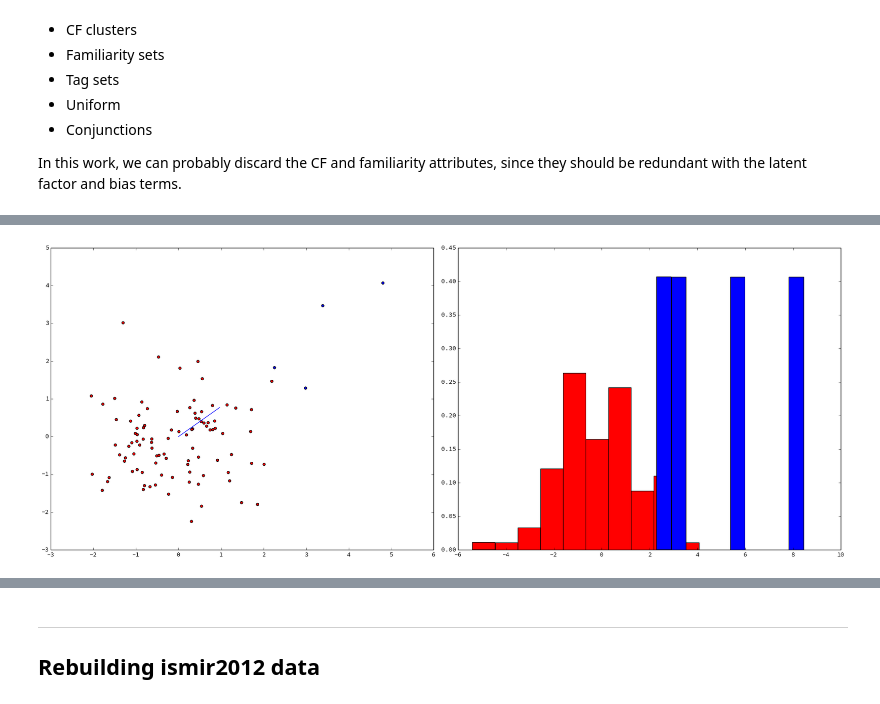
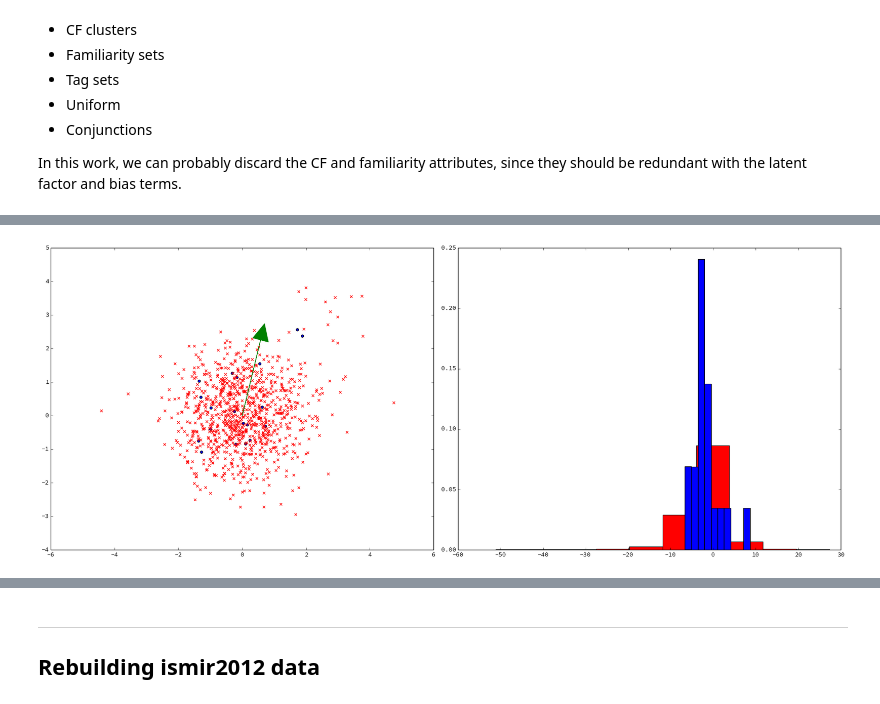
Before and after one commit to bmcfee/playlist_recommender, a Jupyter notebook: notes/Playlist recommender.ipynb, the cells around one changed output, grey strips where cells are left out. Cells and saved outputs as stored; diff of their text form; code cells hidden in the pictures.

```diff
--- a/notes/Playlist recommender.ipynb
+++ b/notes/Playlist recommender.ipynb
@@ -248,7 +248,7 @@ import matplotlib.pyplot as plt
 %matplotlib inline
 # %%
 d = 2
-n = int(1e2)
+n = int(1e3)
 
 b = np.random.randn(n).astype(np.float32)
 y = np.sign(np.random.randn(len(b)) - 2.0).astype(np.float32)
@@ -274,7 +274,8 @@ def bias_obj(x):
 
     f = rho / 2.0 * (x - beta[r])**2 + om[r] * logistic
 
-    grad = rho * (x - beta[r]) - y[r] * om[r] / (1 + np.exp(y[r] * (uv[r] + x)))
+    grad = rho * (x - beta[r])
+    grad += - y[r] * om[r] / (1 + np.exp(y[r] * (uv[r] + x)))
 
     return f, grad
 # %%
@@ -299,7 +301,8 @@ def user_obj(x):
 
     f = reg_user * 0.5 * np.sum(x**2) + om.dot(np.logaddexp(0, -scores))
 
-    grad = reg_user * x - v.T.dot(y * om / (1.0 + np.exp(scores)))
+    grad = reg_user * x
+    grad += -v.T.dot(y * om / (1.0 + np.exp(scores)))
 
     return f, grad
 # %%
@@ -330,15 +333,16 @@ diagnostic
  'warnflag': 0}
 # %%
 plt.subplot(121)
-plt.scatter(v[y>0,0], v[y>0,1], c='b')
-plt.scatter(v[y<0,0], v[y<0,1], c='r')
-plt.plot([0, x_user[0]], [0, x_user[1]])
+plt.scatter(v[y>0,0], v[y>0,1], c='b', marker='o')
+plt.scatter(v[y<0,0], v[y<0,1], c='r', marker='x')
+plt.arrow(0, 0, u[0], u[1], color='g', head_width=0.5, head_length=0.5)
+
 plt.subplot(122)
-plt.hist(v[y<0].dot(x_user) + b[y<0], normed=True, color='r')
-plt.hist(v[y>0].dot(x_user) + b[y>0], normed=True, color='b')
+plt.hist(v[y<0].dot(x_user) + xb[y<0], normed=True, color='r')
+plt.hist(v[y>0].dot(x_user) + xb[y>0], normed=True, color='b')
 plt.tight_layout()
 # %% [output]
-[figure, old version]
+[figure, new version]
 # %%
 b0= np.zeros_like(b)
 # %%
```
Also changed, not shown: parts of 20 cells of this notebook, 1 other file.
